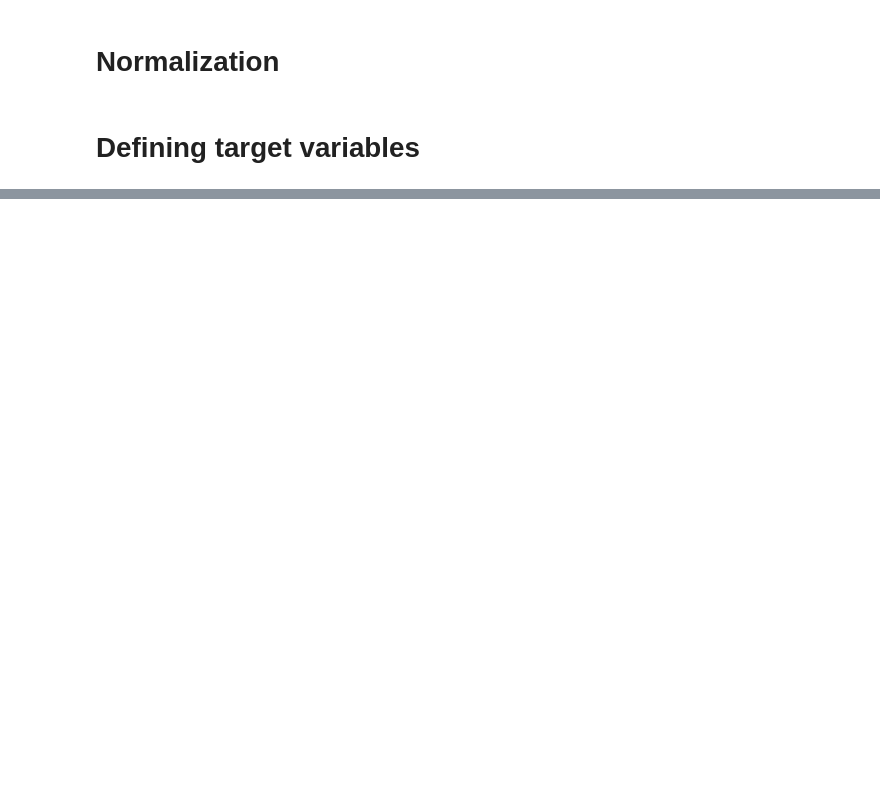
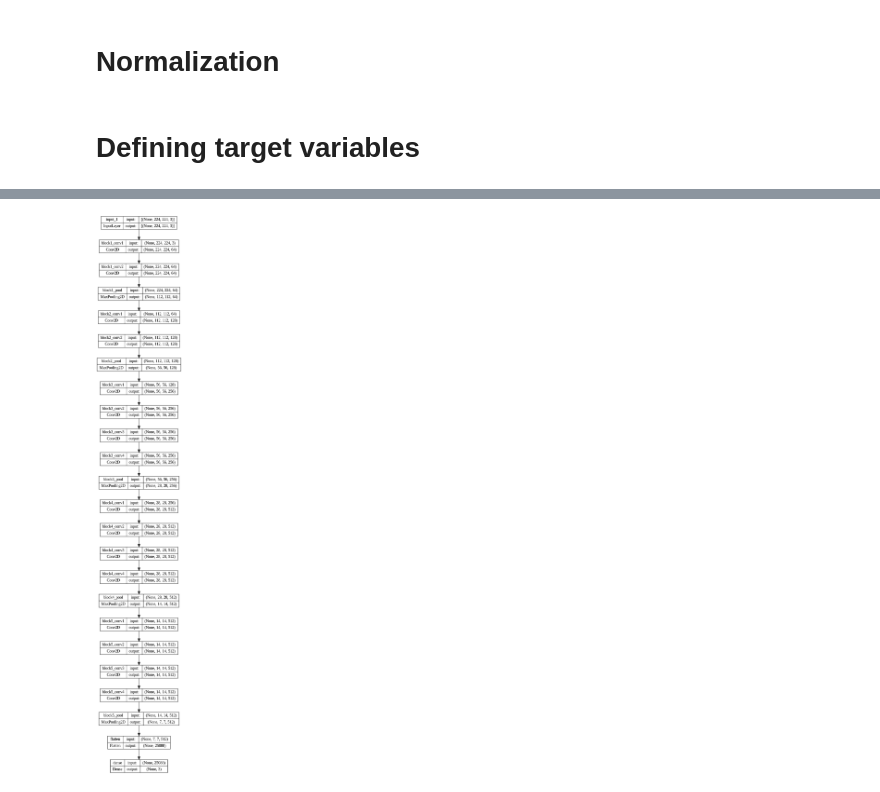
Before and after one commit to mokshmahajan2004/VGG19_Deep-Learning, a Jupyter notebook: VGG19.ipynb, the cells around one changed output, grey strips where cells are left out. Cells and saved outputs as stored; diff of their text form; code cells hidden in the pictures; blank space fills up the shorter version.

```diff
--- a/VGG19.ipynb
+++ b/VGG19.ipynb
@@ -105,0 +140,2 @@ x_val = val_data/255
+# %%
+vgg=VGG19(weights='imagenet',include_top=False,input_shape=(224,224,3))
@@ -105,0 +148,6 @@ x_val = val_data/255
+# %%
+x=Flatten()(vgg.output)
+prediction=Dense(3,activation='softmax')(x)
+# %%
+model=Model(inputs=vgg.input,outputs=prediction)
+model.summary()
@@ -105,0 +172,4 @@ x_val = val_data/255
+# %%
+ plot_model(model=model,show_shapes=True)
+# %% [output]
+[figure, added]
```
Also changed, not shown: parts of 17 cells of this notebook.
